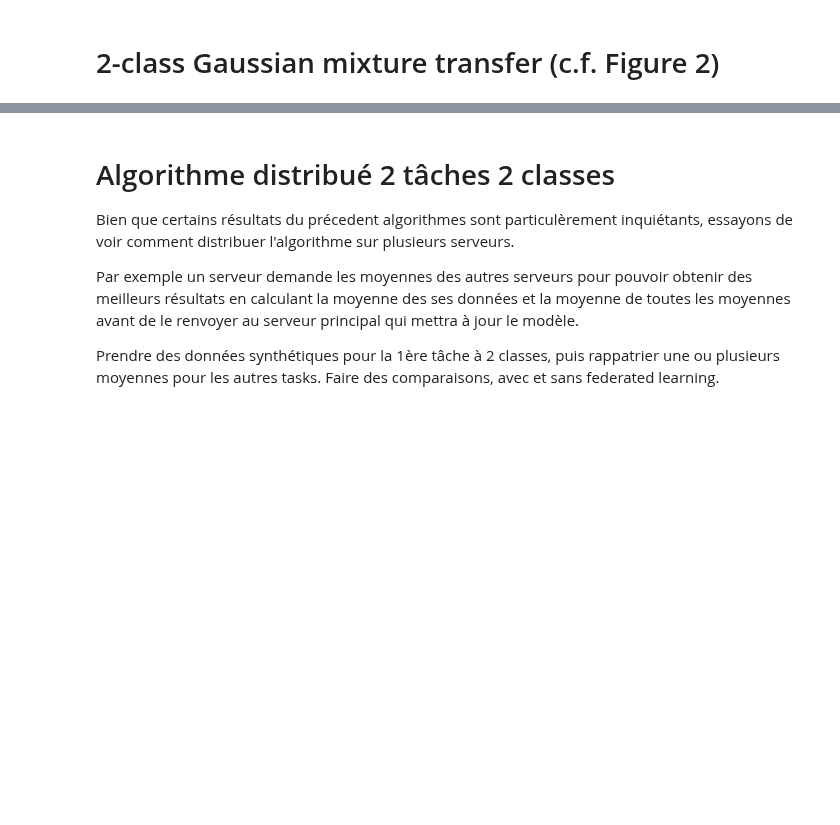
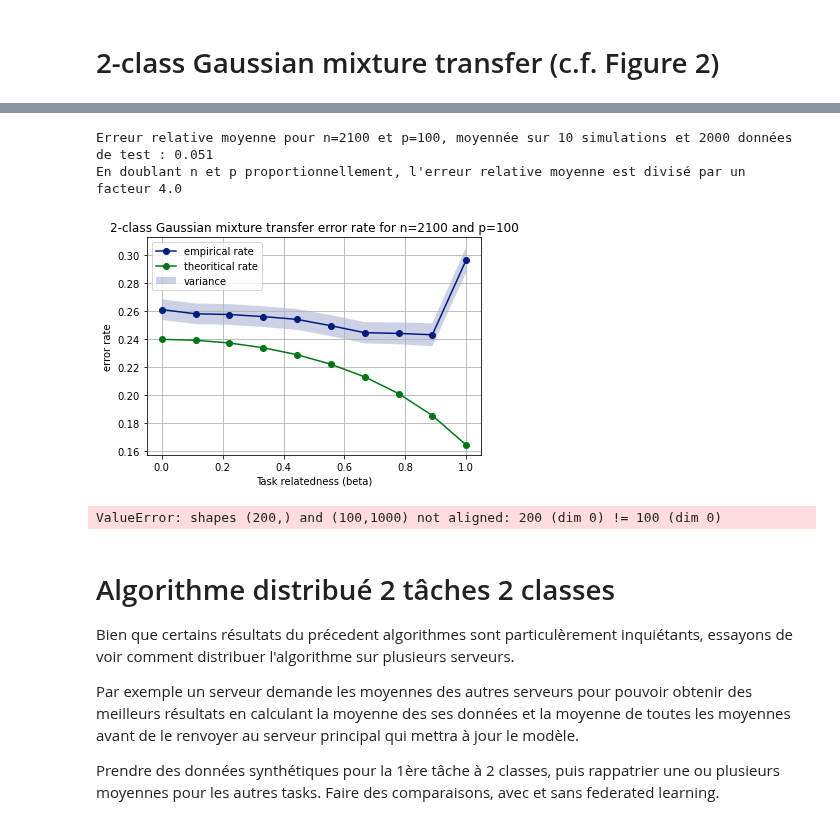
Before and after one commit to Sami-fak/DistributedMTLSPCA, a Jupyter notebook: binary-based_MTL.ipynb, the cells around one changed output, grey strips where cells are left out. Cells and saved outputs as stored; diff of their text form; code cells hidden in the pictures; blank space fills up the shorter version.

```diff
--- a/binary-based_MTL.ipynb
+++ b/binary-based_MTL.ipynb
@@ -536,3 +494,29 @@ array([[ 0.00041855, -0.00038906,  0.00044713, -0.00016489],
+# %%
+erreur_relative_prec = 0.1591995127638776
+erreur_relative_moy = np.mean(relative_error_rate)
+print(f"Erreur relative moyenne pour n={n} et p={p}, moyennée sur 10 simulations et {nt} données de test : {round(erreur_relative_moy, 3)}")
+
+print(f"En doublant n et p proportionnellement, l'erreur relative moyenne est divisé par un facteur {np.ceil(erreur_relative_prec/erreur_relative_moy)}")
+
+lower = np.array(emp_rate) - np.array(var)
+upper = np.array(emp_rate) + np.array(var)
+plt.plot(beta, emp_rate, '-o', label='empirical rate')
+plt.plot(beta, th_rate, '-o', label='theoritical rate')
+plt.fill_between(beta, lower, upper, alpha=0.2, label="variance")
+plt.legend()
+plt.title(f"2-class Gaussian mixture transfer error rate for n={n} and p={p}")
+plt.xlabel("Task relatedness (beta)")
+plt.ylabel("error rate")
+plt.grid()
+plt.show()
+# %% [output]
+Erreur relative moyenne pour n=2100 et p=100, moyennée sur 10 simulations et 2000 données de test : 0.051
+En doublant n et p proportionnellement, l'erreur relative moyenne est divisé par un facteur 4.0
+[figure, added]
+# %%
+debug_histogram(V, X_test_aggregated, n_t_test)
+# %% [output]
+ValueError: shapes (200,) and (100,1000) not aligned: 200 (dim 0) != 100 (dim 0)
 # %% [markdown]
 # Algorithme distribué 2 tâches 2 classes
 Bien que certains résultats du précedent algorithmes sont particulèrement inquiétants, essayons de voir comment distribuer l'algorithme sur plusieurs serveurs.
```
Also changed, not shown: parts of 13 cells of this notebook.
